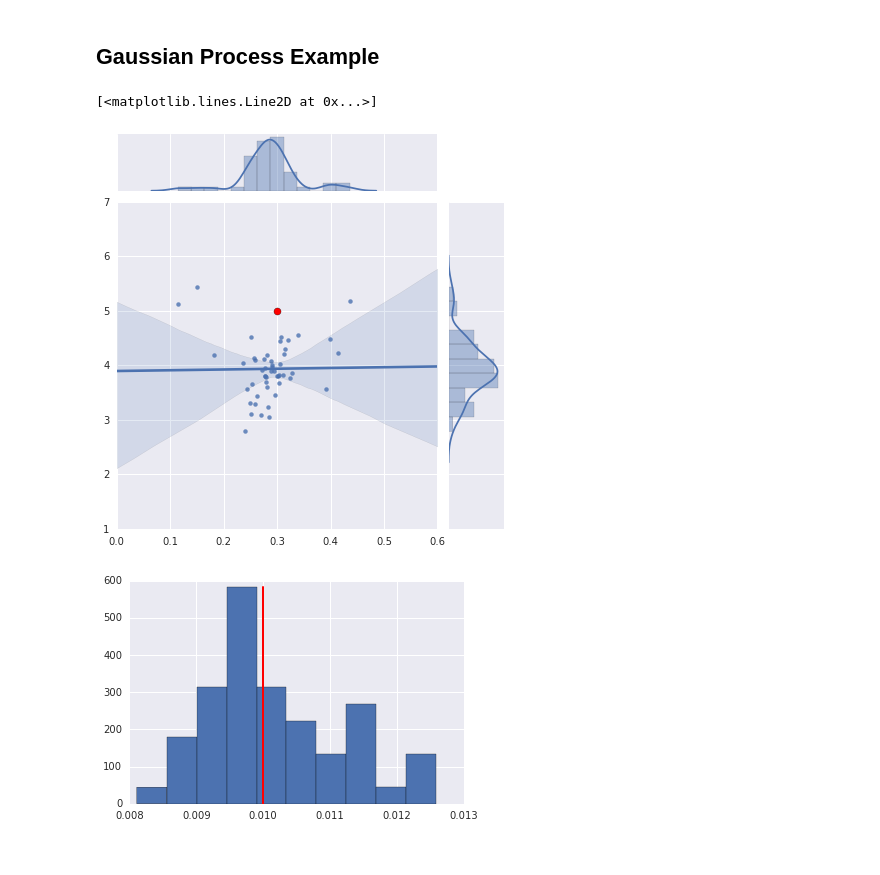
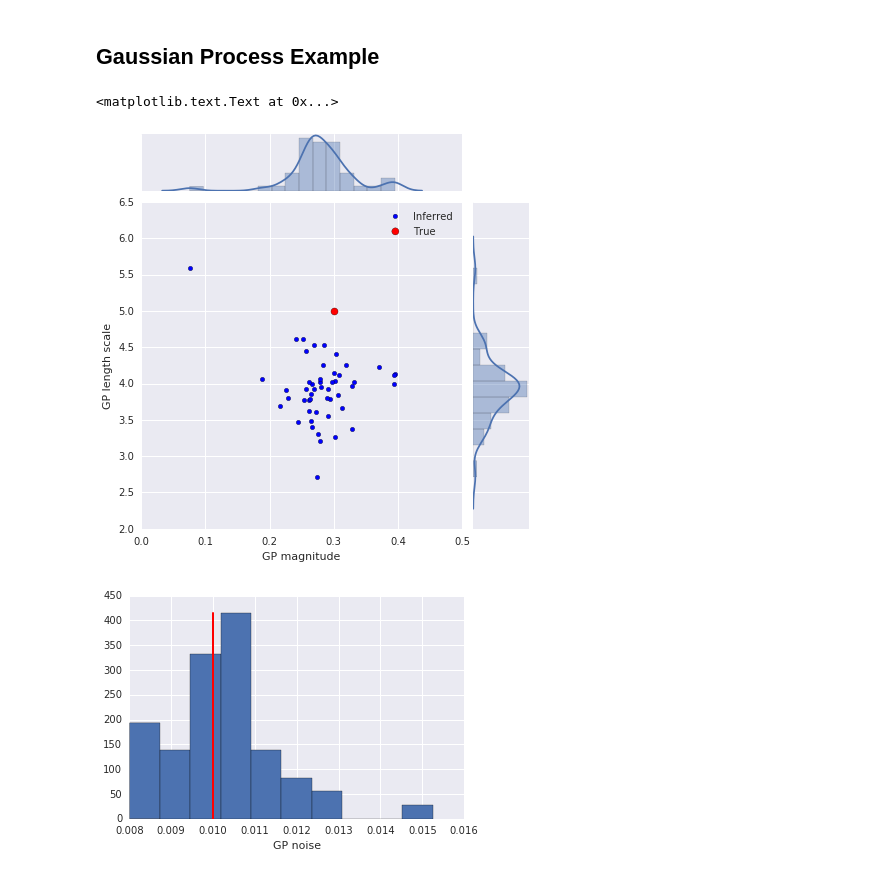
Before and after one commit to avonmoll/gprn-notebook, a Jupyter notebook: notebook.ipynb, the cells around one changed output. Drawn from its saved outputs; the diff is of its cells as text; code cells hidden in the pictures.

Commit message:
Updated GP regression hypers plot

```diff
--- a/notebook.ipynb
+++ b/notebook.ipynb
@@ -115,12 +115,16 @@ for i in range(n_iter):
     noise[i] = tau.get_moments()[0]**(-1)
 # %%
 g = sns.JointGrid(gp_len, gp_mag)
-g = g.plot(sns.regplot, sns.distplot)
+g = g.plot(plt.scatter, sns.distplot)
 plt.scatter(0.3, 5, s=50, c="red")
+plt.xlabel('GP magnitude')
+plt.ylabel('GP length scale')
+plt.legend(['Inferred', 'True'])
 plt.figure()
-n, bins, patches = plt.hist(noise_std, normed=True)
+n, bins, patches = plt.hist(noise, normed=True)
 plt.plot([true_noise]*2, [0, int(np.max(n)) + 1], color="red",linewidth=2)
+plt.xlabel('GP noise')
 # %% [output]
-[<matplotlib.lines.Line2D at 0x...>]
+<matplotlib.text.Text at 0x...>
-[figure, old version]
+[figure, new version]
-[figure, old version]
+[figure, new version]
```
Also changed, not shown: parts of 1 cell of this notebook.
